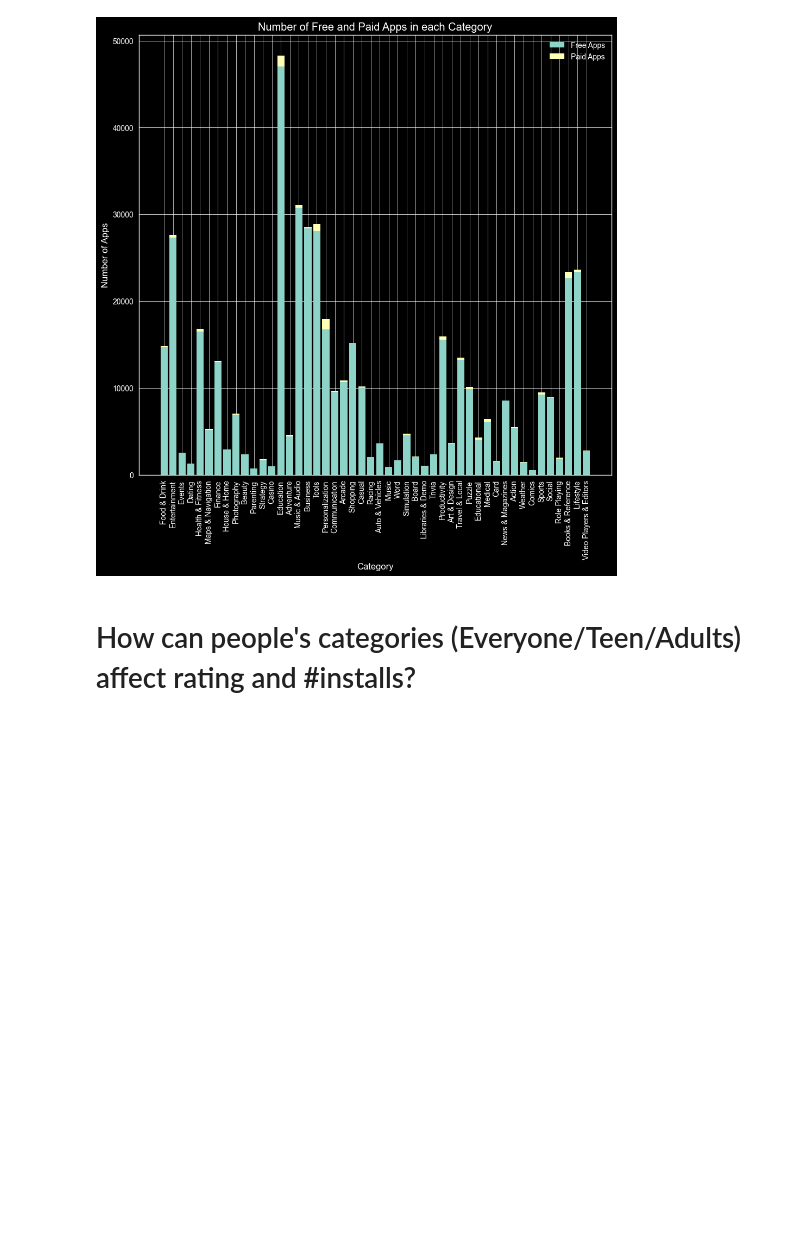
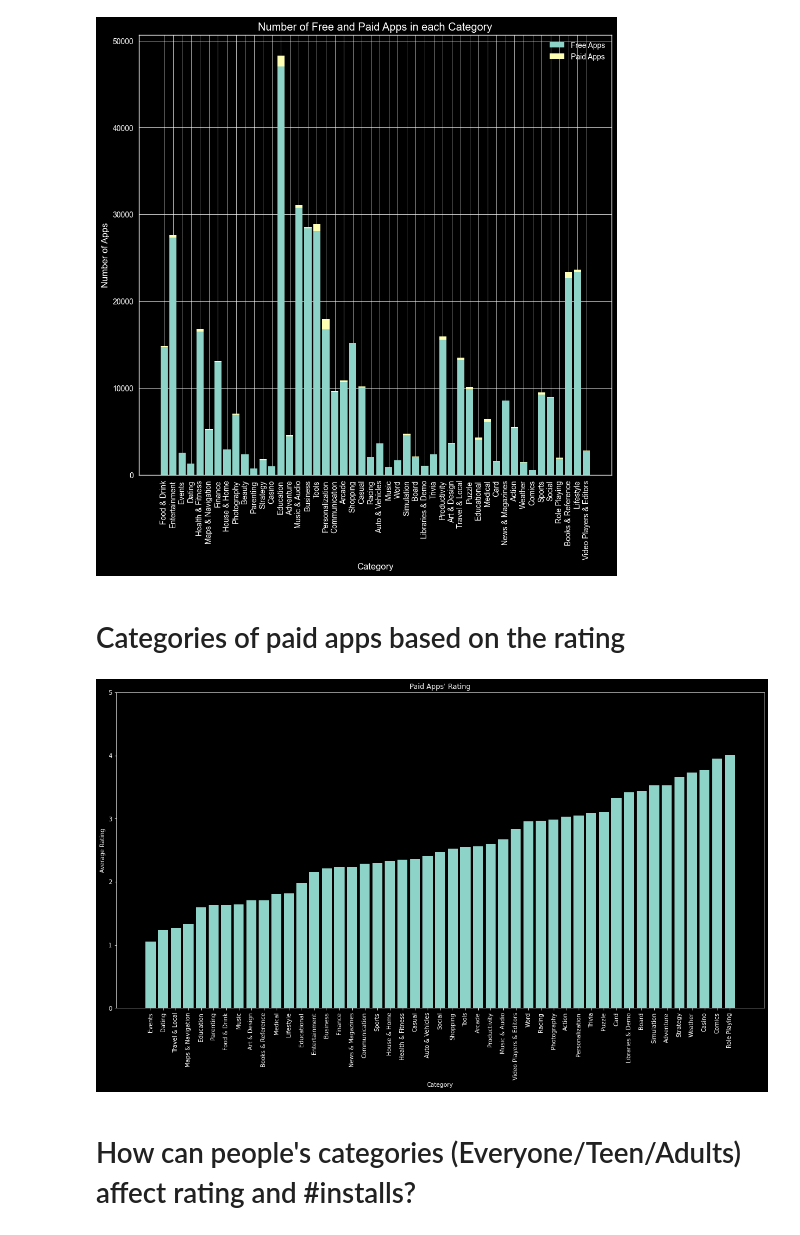
Before and after one commit to aymanreda56/XL-Data, a Jupyter notebook: DataAnalysis/DescriptiveAnalysis/DescriptiveAnalysis.ipynb, the cells around one changed output. Cells and saved outputs as stored; diff of their text form; code cells hidden in the pictures; blank space fills up the shorter version.

Commit message:
Categories of paid apps based on the rating

```diff
--- a/DataAnalysis/DescriptiveAnalysis/DescriptiveAnalysis.ipynb
+++ b/DataAnalysis/DescriptiveAnalysis/DescriptiveAnalysis.ipynb
@@ -293,6 +293,33 @@ plt.legend()
 plt.show()
 # %% [output]
 [figure]
+# %% [markdown]
+# Categories of paid apps based on the rating
+# %%
+# rating=3 : float
+# Free=8 : True/False
+# categ=2 : str
+
+paid_apps_rate_categ=rdd.filter(lambda x:  x.split(',')[3] != '' and x.split(',')[8] =='False' and x.split(',')[2] != '')\
+                    .map(lambda x: (x.split(',')[2], (float(x.split(',')[3]),1)))\
+                    .reduceByKey(lambda x,y: (x[0]+y[0], x[1]+y[1]))\
+                    .mapValues(lambda x: x[0]/x[1])\
+                    .sortBy(lambda x: x[1])
+# %%
+categories = [x[0] for x in paid_apps_rate_categ.collect()]
+ratings = [x[1] for x in paid_apps_rate_categ.collect()]
+
+plt.figure(figsize=(20, 10))
+plt.style.use('dark_background')
+plt.bar(categories, ratings)
+plt.ylim(0, 5)
+plt.xticks(rotation=90)
+plt.xlabel('Category')
+plt.ylabel('Average Rating')
+plt.title("Paid Apps' Rating")
+plt.show()
+# %% [output]
+[figure, added]
 # %% [markdown]
 # How can people's categories (Everyone/Teen/Adults) affect rating and #installs?
 # %%
```
Also changed, not shown: parts of 1 cell of this notebook.
